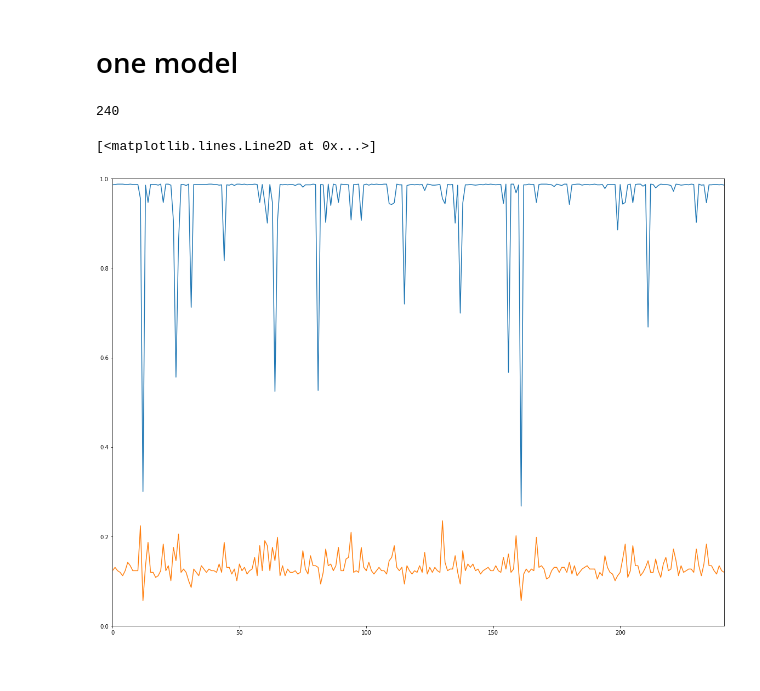
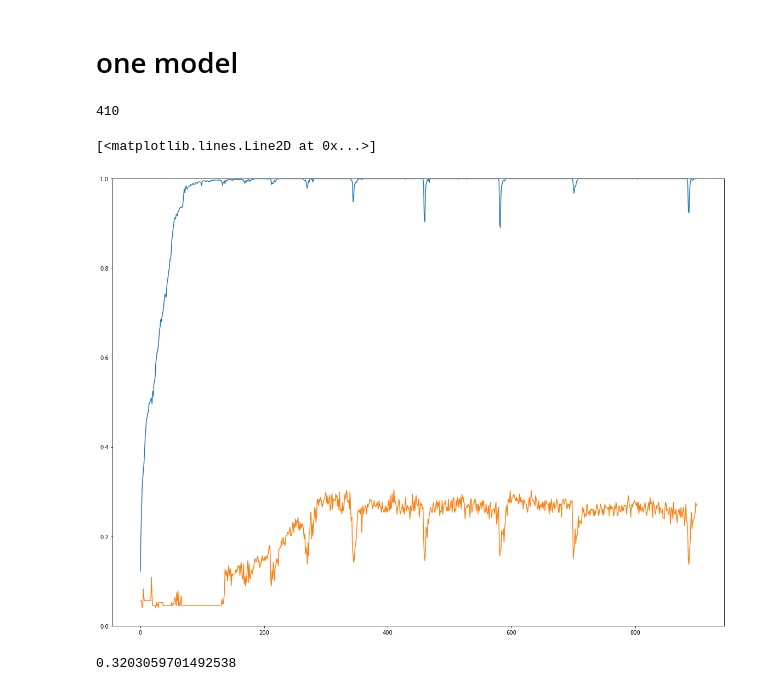
Before and after one commit to NickFleece/Thesis, a Jupyter notebook: skeleton-action-recognition/jhmdb/eval_models.ipynb, the cells around one changed output. Saved outputs shown, nothing was run; the diff lists cells and outputs as text; code cells hidden in the pictures.

```diff
--- a/skeleton-action-recognition/jhmdb/eval_models.ipynb
+++ b/skeleton-action-recognition/jhmdb/eval_models.ipynb
@@ -59,7 +59,7 @@ m_4.9.3 - 0.22014925373134328
 # one model
 # %%
 #Change this to the version you want
-VERSION = "v3-0.01-8"
+VERSION = "v12-0.01-256-16"
 
 model_path = f"{result_dir}/m_{VERSION}"
 
@@ -74,36 +74,41 @@ model_files = os.listdir(model_path)
 new_model_files = []
 for mf in model_files:
     if mf == 'model': continue
     new_model_files.append(int(mf))
 
 new_model_files.sort()
+# print(new_model_files)
 model_files = new_model_files
 
 for e in tqdm(model_files):
 
     if e == 'model' : continue
 
     res = torch.load(f"{model_path}/{e}", map_location=torch.device('cpu'))
 
     training_accs.append(accuracy_score(res['train_actual'], res['train_predicted']))
     testing_accs.append(accuracy_score(res['val_actual'], res['val_predicted']))
 
     if accuracy_score(res['val_actual'], res['val_predicted']) > max_testing_acc:
         max_conf_matrix = confusion_matrix(res['val_actual'], res['val_predicted'])
         max_epoch = e
         max_testing_acc = accuracy_score(res['val_actual'], res['val_predicted'])
 
 print(max_epoch)
 
 plt.figure(figsize=(20,15))
 plt.ylim(0,1)
-# plt.xlim(0,241)
+# plt.xlim(0,400)
 plt.plot(range(len(training_accs)), training_accs)
 plt.plot(range(len(testing_accs)), testing_accs)
 # %% [output]
-240
+410
 [<matplotlib.lines.Line2D at 0x...>]
-[figure, old version]
+[figure, new version]
+# %%
+sum(testing_accs)/len(testing_accs)
+# %% [output]
+0.3203059701492538
 # %%
 max(testing_accs)
 # %% [output]
```
Also changed, not shown: parts of 2 cells of this notebook, 1 other file.
